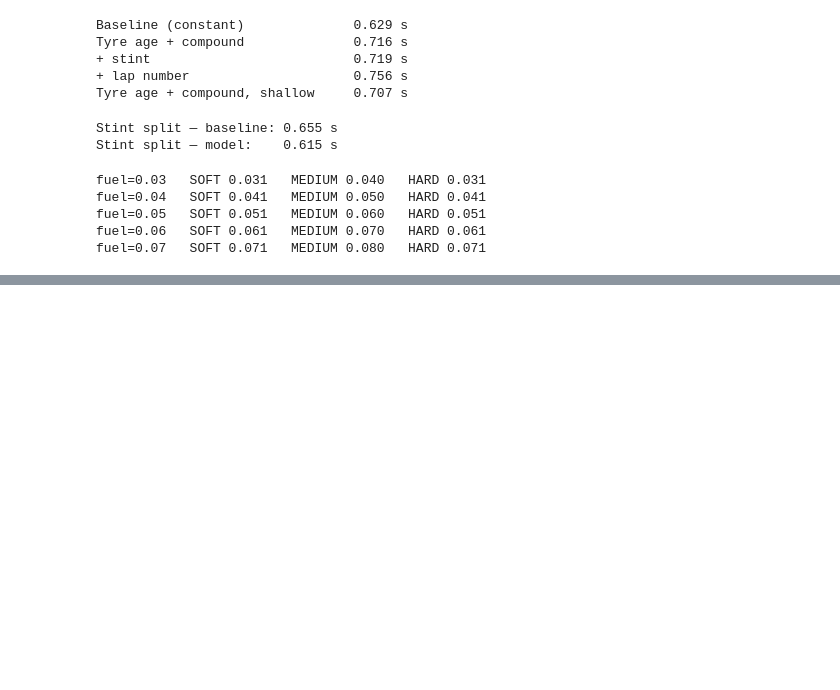
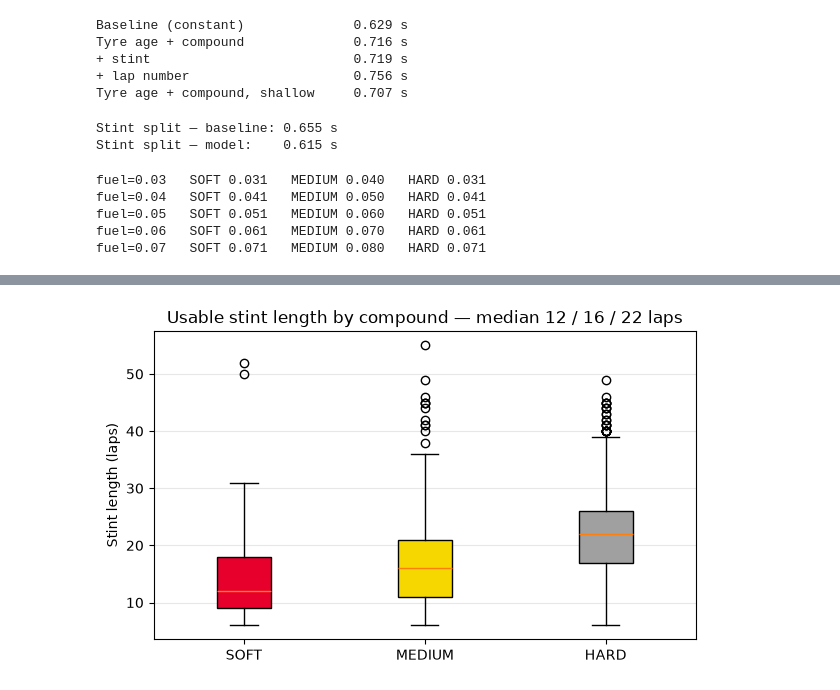
Before and after one commit to xaviercop/f1-tyre-degradation, a Jupyter notebook: notebooks/01-exploration.ipynb, the cells around one changed output, grey strips where cells are left out. Cells and saved outputs as stored; diff of their text form; code cells hidden in the pictures; blank space fills up the shorter version.

```diff
--- a/notebooks/01-exploration.ipynb
+++ b/notebooks/01-exploration.ipynb
@@ -529,0 +560,15 @@ fuel=0.07   SOFT 0.071   MEDIUM 0.080   HARD 0.071
+# %%
+plt.figure(figsize=(7, 4))
+data = [stint_deg[stint_deg['Compound'] == c]['Laps'] for c in ['SOFT', 'MEDIUM', 'HARD']]
+bp = plt.boxplot(data, patch_artist=True)
+for patch, c in zip(bp['boxes'], ['SOFT', 'MEDIUM', 'HARD']):
+    patch.set_facecolor(COLOURS[c])
+
+plt.xticks([1, 2, 3], ['SOFT', 'MEDIUM', 'HARD'])
+plt.ylabel('Stint length (laps)')
+plt.title('Usable stint length by compound — median 12 / 16 / 22 laps')
+plt.grid(alpha=0.3, axis='y')
+plt.savefig('../results/stint_length.png', dpi=150, bbox_inches='tight')
+plt.show()
+# %% [output]
+[figure, added]
```
Also changed, not shown: parts of 5 cells of this notebook, 4 other files.
